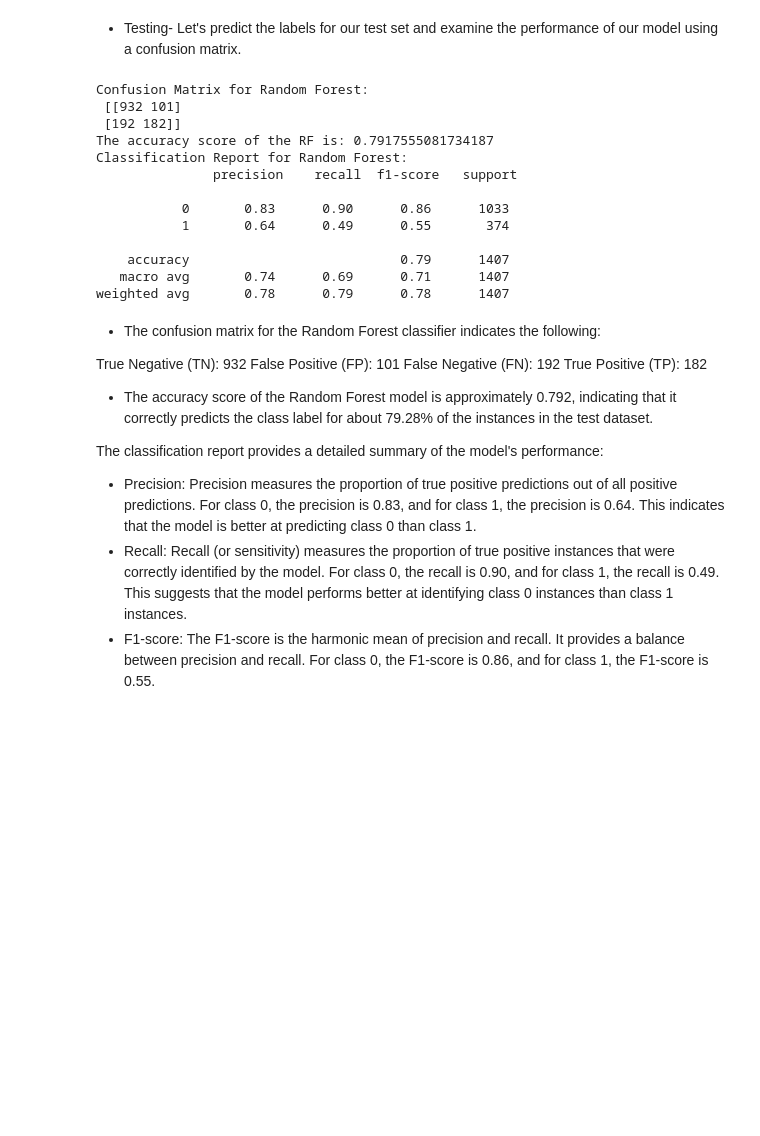
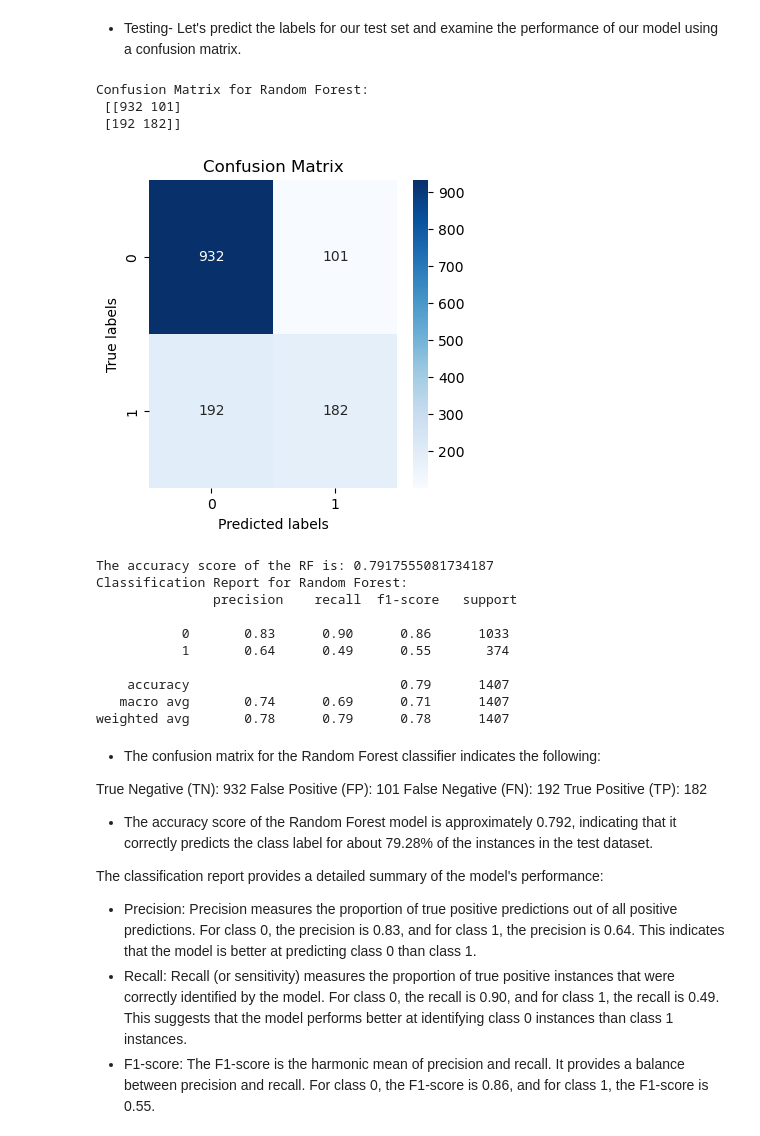
Before and after one commit to Dan-njuguna/telco_customer_churn, a Jupyter notebook: customer_churn.ipynb, the cells around one changed output. Saved outputs shown, nothing was run; the diff lists cells and outputs as text; code cells hidden in the pictures; blank space fills up the shorter version.

```diff
--- a/customer_churn.ipynb
+++ b/customer_churn.ipynb
@@ -854,34 +854,47 @@ RandomForestClassifier(random_state=42)
 # %%
 from sklearn.metrics import confusion_matrix
 
 # Predictions using the Random Forest model
 y_pred_forest = forest.predict(X_test)
 
 # Confusion matrix for the Random Forest model
 
 conf_matrix_forest = confusion_matrix(y_test, y_pred_forest)
 print("Confusion Matrix for Random Forest:\n", conf_matrix_forest)
+
+# Assuming y_test and y_pred are your true labels and predicted labels respectively
+cm = confusion_matrix(y_test, y_pred_forest)
+
+# Plotting the heatmap
+plt.figure(figsize=(4, 4))
+sns.heatmap(cm, annot=True, fmt='d', cmap='Blues', cbar=True)
+plt.xlabel('Predicted labels')
+plt.ylabel('True labels')
+plt.title('Confusion Matrix')
+plt.show()
+
 print("The accuracy score of the RF is:", accuracy_score(y_test, y_pred_forest))
 
 
 
 # Classification report for the Random Forest model
 classification_report_forest = classification_report(y_test, y_pred_forest)
 print("Classification Report for Random Forest:\n", classification_report_forest)
 # %% [output]
 Confusion Matrix for Random Forest:
  [[932 101]
  [192 182]]
-The accuracy score of the RF is: 0.7917555081734187
-Classification Report for Random Forest:
-               precision    recall  f1-score   support
-
-           0       0.83      0.90      0.86      1033
-           1       0.64      0.49      0.55       374
-
-    accuracy                           0.79      1407
-   macro avg       0.74      0.69      0.71      1407
-weighted avg       0.78      0.79      0.78      1407
+[figure, added]
+The accuracy score of the RF is: 0.7917555081734187
+Classification Report for Random Forest:
+               precision    recall  f1-score   support
+
+           0       0.83      0.90      0.86      1033
+           1       0.64      0.49      0.55       374
+
+    accuracy                           0.79      1407
+   macro avg       0.74      0.69      0.71      1407
+weighted avg       0.78      0.79      0.78      1407
 # %% [markdown]
 - The confusion matrix for the Random Forest classifier indicates the following:
 
```
Also changed, not shown: parts of 10 cells of this notebook.
